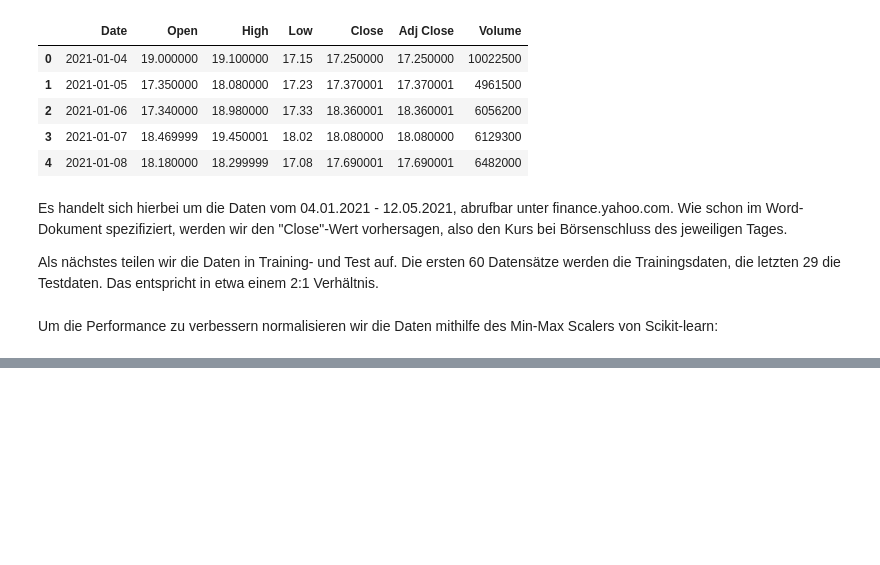
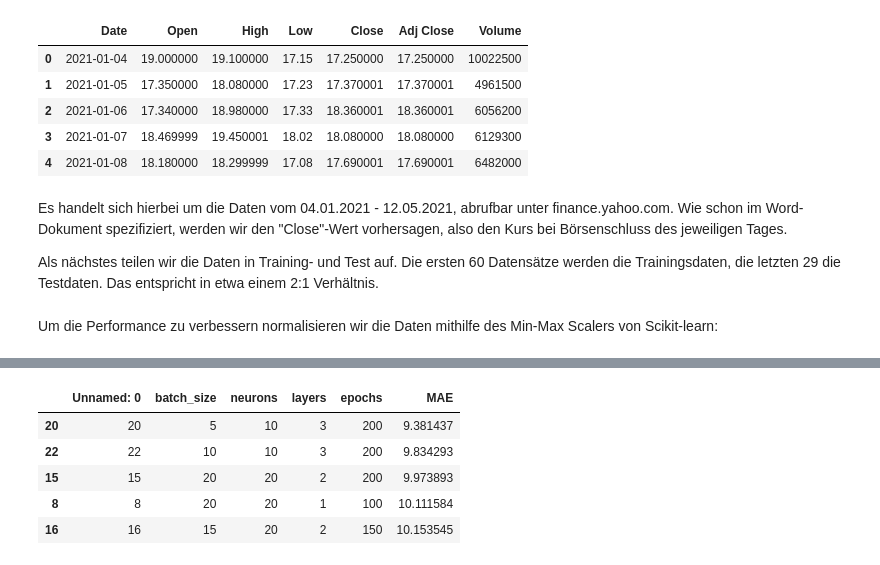
Before and after one commit to Emixeras/gameStopStockPrediction, a Jupyter notebook: notebooks/rnn_prediction_in_python.ipynb, the cells around one changed output, grey strips where cells are left out. Saved outputs shown, nothing was run; the diff lists cells and outputs as text; code cells hidden in the pictures; blank space fills up the shorter version.

```diff
--- a/notebooks/rnn_prediction_in_python.ipynb
+++ b/notebooks/rnn_prediction_in_python.ipynb
@@ -120,0 +132,11 @@ ebenfalls hinzugefügt. Wir setzen return_sequences auf False, da das ziel ist,
+# %%
+import pandas as pd
+config_with_mae = pd.read_csv("../input/rnn_model_configs_with_MAE_onlyClose")
+config_with_mae.sort_values("MAE", axis=0, ascending=True).head(5)
+# %% [output]
+|  | Unnamed: 0 | batch_size | neurons | layers | epochs | MAE |
+| 20 | 20 | 5 | 10 | 3 | 200 | 9.381437 |
+| 22 | 22 | 10 | 10 | 3 | 200 | 9.834293 |
+| 15 | 15 | 20 | 20 | 2 | 200 | 9.973893 |
+| 8 | 8 | 20 | 20 | 1 | 100 | 10.111584 |
+| 16 | 16 | 15 | 20 | 2 | 150 | 10.153545 |
```
Also changed, not shown: parts of 24 cells of this notebook, 12 other files.
